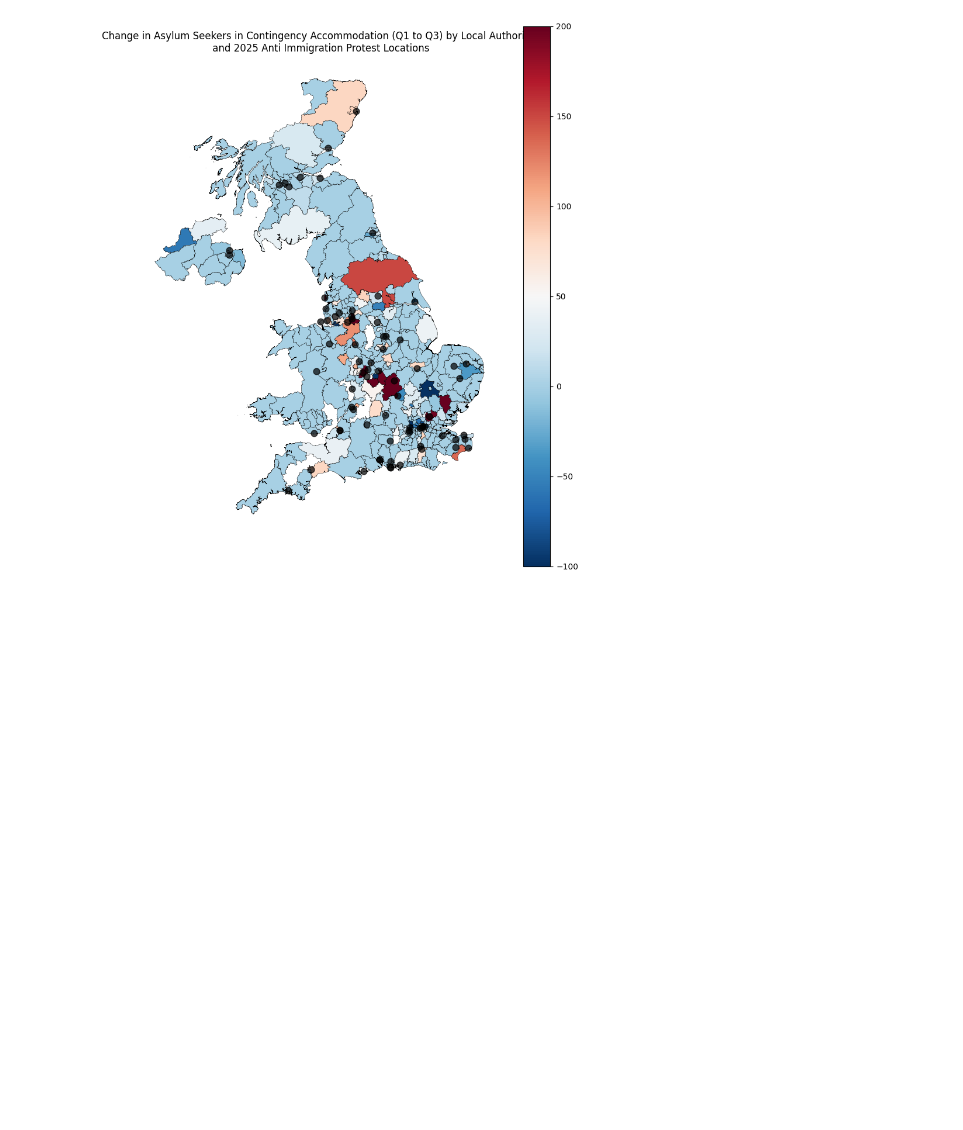
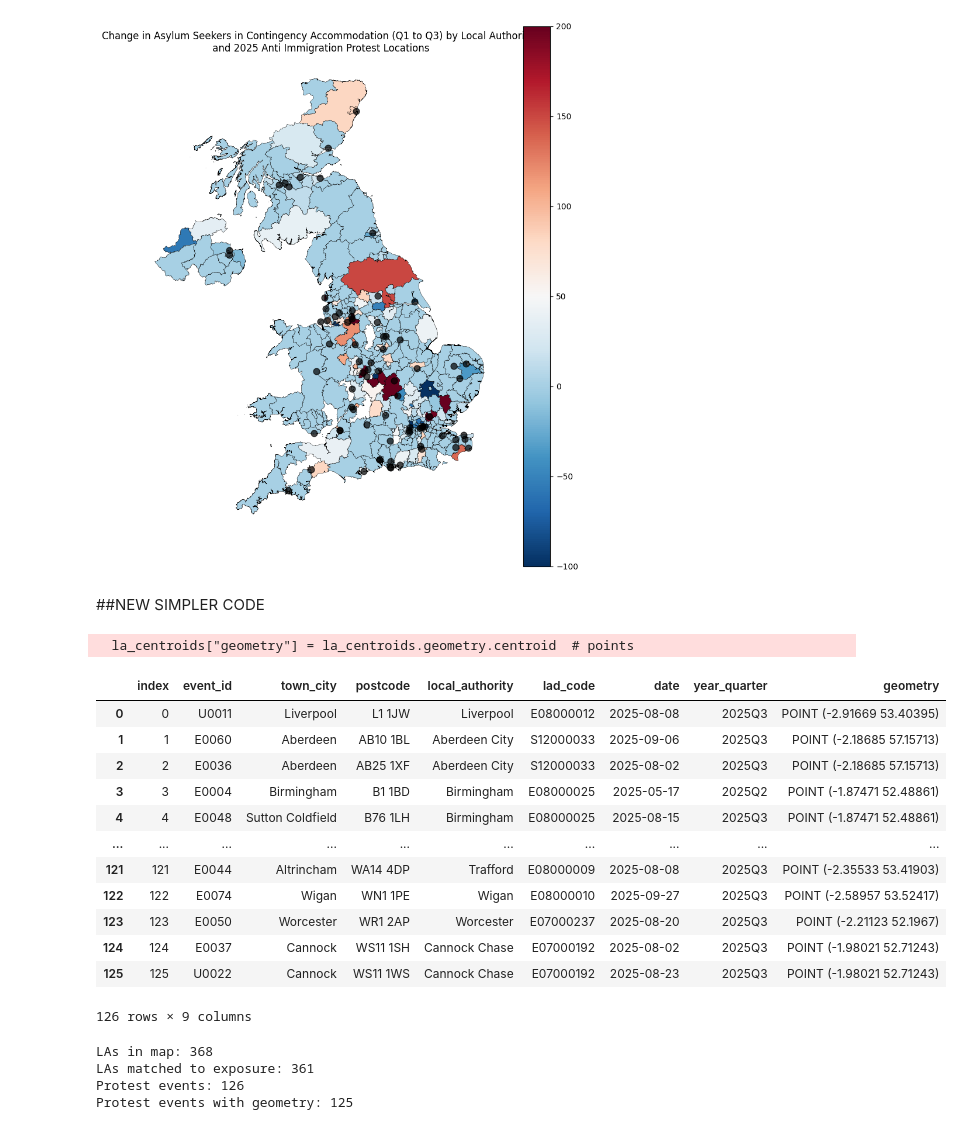
Before and after one commit to awenroberts/QM2-Project, a Jupyter notebook: 2awen_protests_visualisation_final.ipynb, the cells around one changed output. Saved outputs shown, nothing was run; the diff lists cells and outputs as text; code cells hidden in the pictures; blank space fills up the shorter version.

```diff
--- a/2awen_protests_visualisation_final.ipynb
+++ b/2awen_protests_visualisation_final.ipynb
@@ -472,3 +468,5 @@ ax.axis("off")
 plt.show()
 # %% [output]
 [figure]
+# %% [markdown]
+##NEW SIMPLER CODE
@@ -474,0 +484,31 @@ plt.show()
+# %%
+# Add LA centroid geometry to each LAD code
+la_centroids = uk_map[["LAD25CD", "geometry"]].copy()
+la_centroids["geometry"] = la_centroids.geometry.centroid  # points
+la_centroids = la_centroids.rename(columns={"LAD25CD": "lad_code"})
+
+# Merge centroid geometry onto protest events using lad_code
+protests_df = protests_tab.merge(
+    la_centroids,
+    on="lad_code",
+    how="left"
+)
+
+# Convert to GeoDataFrame
+protests_gdf = gpd.GeoDataFrame(protests_df, geometry="geometry", crs="EPSG:4326")
+protests_gdf
+# %% [output]
+  la_centroids["geometry"] = la_centroids.geometry.centroid  # points
+|  | index | event_id | town_city | postcode | local_authority | lad_code | date | year_quarter | geometry |
+| 0 | 0 | U0011 | Liverpool | L1 1JW | Liverpool | E08000012 | 2025-08-08 | 2025Q3 | POINT (-2.91669 53.40395) |
+| 1 | 1 | E0060 | Aberdeen | AB10 1BL | Aberdeen City | S12000033 | 2025-09-06 | 2025Q3 | POINT (-2.18685 57.15713) |
+| 2 | 2 | E0036 | Aberdeen | AB25 1XF | Aberdeen City | S12000033 | 2025-08-02 | 2025Q3 | POINT (-2.18685 57.15713) |
+| 3 | 3 | E0004 | Birmingham | B1 1BD | Birmingham | E08000025 | 2025-05-17 | 2025Q2 | POINT (-1.87471 52.48861) |
+| 4 | 4 | E0048 | Sutton Coldfield | B76 1LH | Birmingham | E08000025 | 2025-08-15 | 2025Q3 | POINT (-1.87471 52.48861) |
+| ... | ... | ... | ... | ... | ... | ... | ... | ... | ... |
+| 121 | 121 | E0044 | Altrincham | WA14 4DP | Trafford | E08000009 | 2025-08-08 | 2025Q3 | POINT (-2.35533 53.41903) |
+| 122 | 122 | E0074 | Wigan | WN1 1PE | Wigan | E08000010 | 2025-09-27 | 2025Q3 | POINT (-2.58957 53.52417) |
+| 123 | 123 | E0050 | Worcester | WR1 2AP | Worcester | E07000237 | 2025-08-20 | 2025Q3 | POINT (-2.21123 52.1967) |
+| 124 | 124 | E0037 | Cannock | WS11 1SH | Cannock Chase | E07000192 | 2025-08-02 | 2025Q3 | POINT (-1.98021 52.71243) |
+| 125 | 125 | U0022 | Cannock | WS11 1WS | Cannock Chase | E07000192 | 2025-08-23 | 2025Q3 | POINT (-1.98021 52.71243) |
+126 rows × 9 columns
@@ -474,0 +522,10 @@ plt.show()
+# %%
+print("LAs in map:", len(uk_map))
+print("LAs matched to exposure:", map_with_data["contingency_share_2025_cumulative_y"].notna().sum())
+print("Protest events:", len(protests_gdf))
+print("Protest events with geometry:", protests_gdf["geometry"].notna().sum())
+# %% [output]
+LAs in map: 368
+LAs matched to exposure: 361
+Protest events: 126
+Protest events with geometry: 125
```
Also changed, not shown: parts of 12 cells of this notebook.
